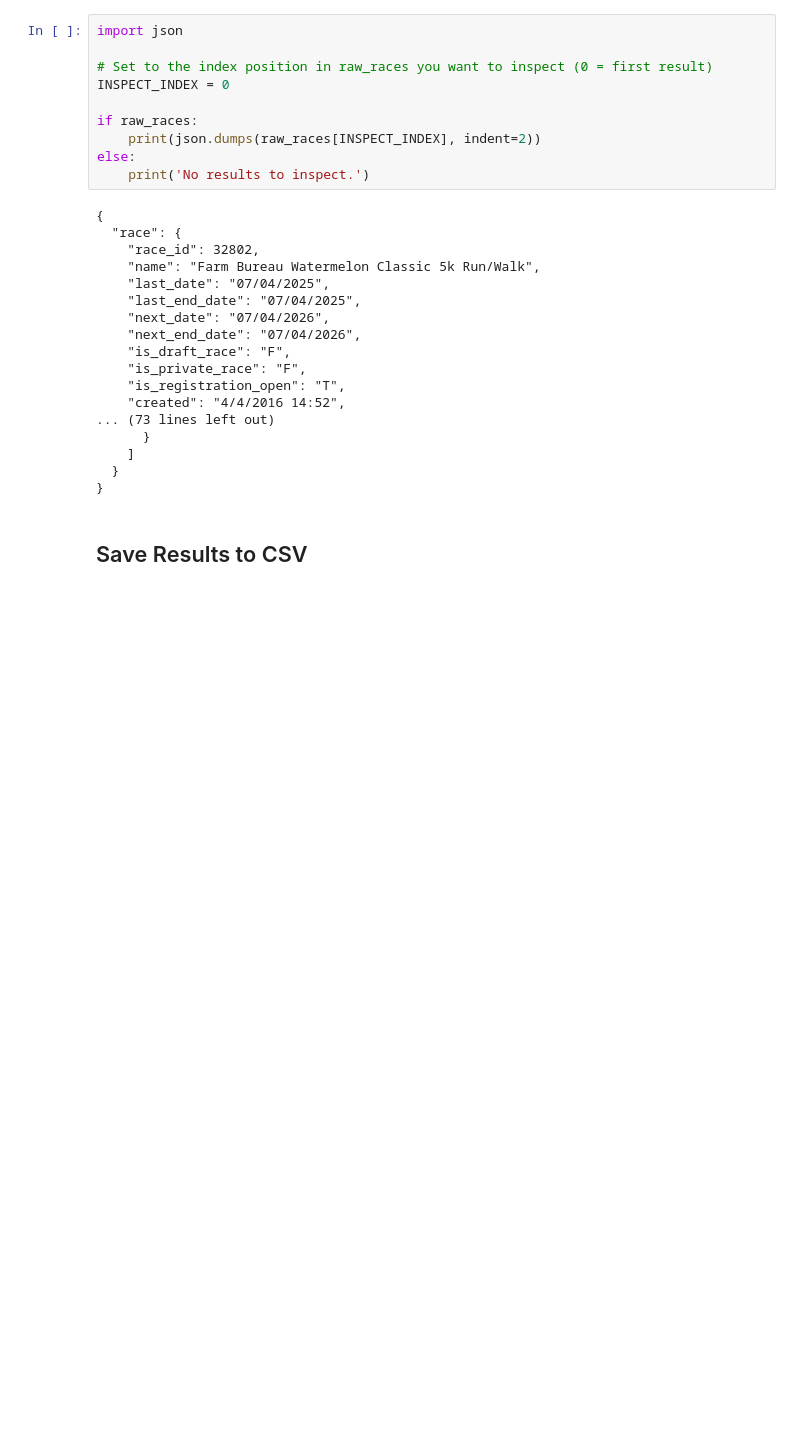
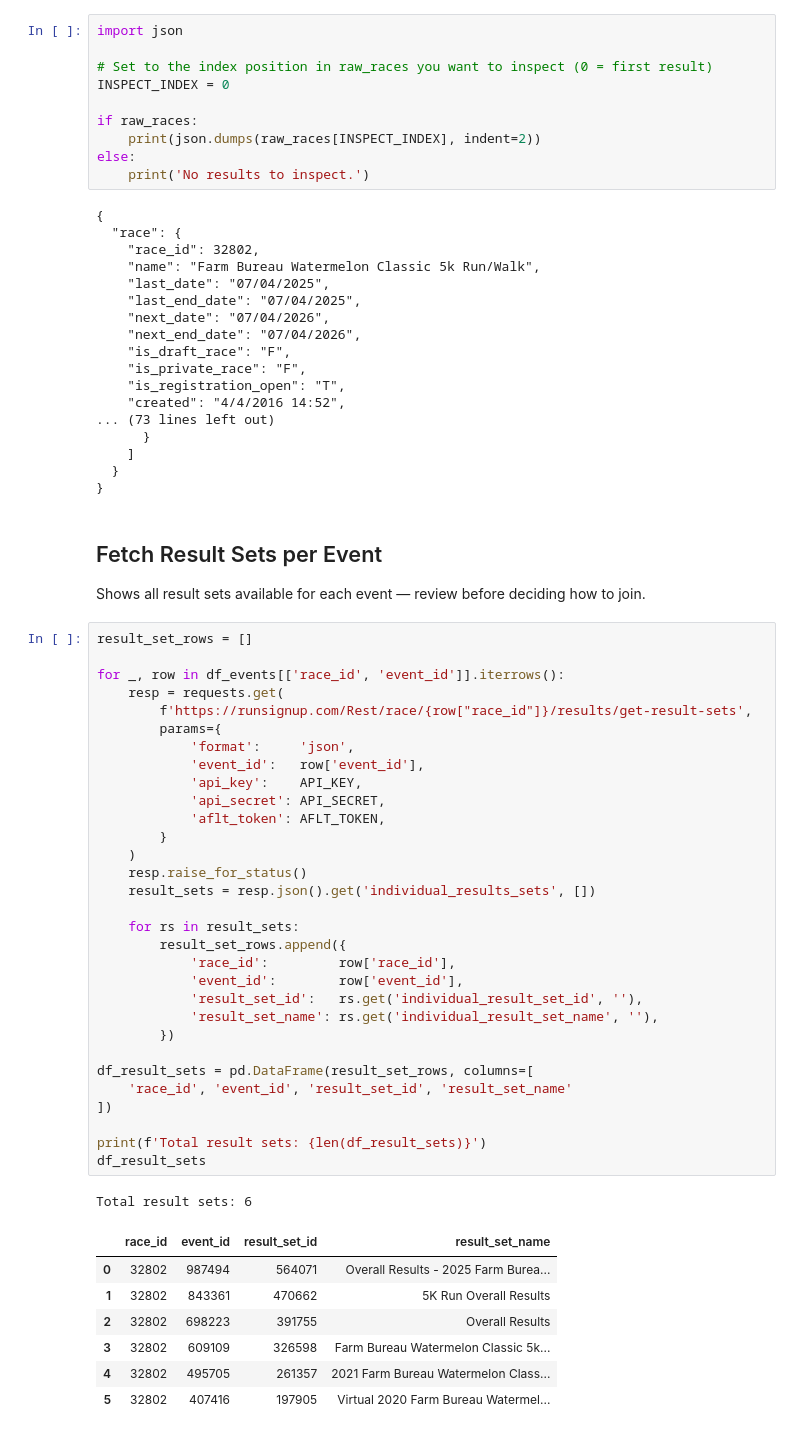
Before and after one commit to ben-strideforecast/sf-analysis, a Jupyter notebook: race_results/race_discovery.ipynb, the cells around one changed output. Cells and saved outputs as stored; diff of their text form; blank space fills up the shorter version.

```diff
--- a/race_results/race_discovery.ipynb
+++ b/race_results/race_discovery.ipynb
@@ -244,5 +255,46 @@ else:
     ]
   }
 }
-# %% [markdown]
-## Save Results to CSV
+# %% [markdown]
+## Fetch Result Sets per Event
+Shows all result sets available for each event — review before deciding how to join.
+# %%
+result_set_rows = []
+
+for _, row in df_events[['race_id', 'event_id']].iterrows():
+    resp = requests.get(
+        f'https://runsignup.com/Rest/race/{row["race_id"]}/results/get-result-sets',
+        params={
+            'format':     'json',
+            'event_id':   row['event_id'],
+            'api_key':    API_KEY,
+            'api_secret': API_SECRET,
+            'aflt_token': AFLT_TOKEN,
+        }
+    )
+    resp.raise_for_status()
+    result_sets = resp.json().get('individual_results_sets', [])
+
+    for rs in result_sets:
+        result_set_rows.append({
+            'race_id':         row['race_id'],
+            'event_id':        row['event_id'],
+            'result_set_id':   rs.get('individual_result_set_id', ''),
+            'result_set_name': rs.get('individual_result_set_name', ''),
+        })
+
+df_result_sets = pd.DataFrame(result_set_rows, columns=[
+    'race_id', 'event_id', 'result_set_id', 'result_set_name'
+])
+
+print(f'Total result sets: {len(df_result_sets)}')
+df_result_sets
+# %% [output]
+Total result sets: 6
+|  | race_id | event_id | result_set_id | result_set_name |
+| 0 | 32802 | 987494 | 564071 | Overall Results - 2025 Farm Burea... |
+| 1 | 32802 | 843361 | 470662 | 5K Run Overall Results |
+| 2 | 32802 | 698223 | 391755 | Overall Results |
+| 3 | 32802 | 609109 | 326598 | Farm Bureau Watermelon Classic 5k... |
+| 4 | 32802 | 495705 | 261357 | 2021 Farm Bureau Watermelon Class... |
+| 5 | 32802 | 407416 | 197905 | Virtual 2020 Farm Bureau Watermel... |
```
Also changed, not shown: parts of 4 cells of this notebook, 3 other files.
